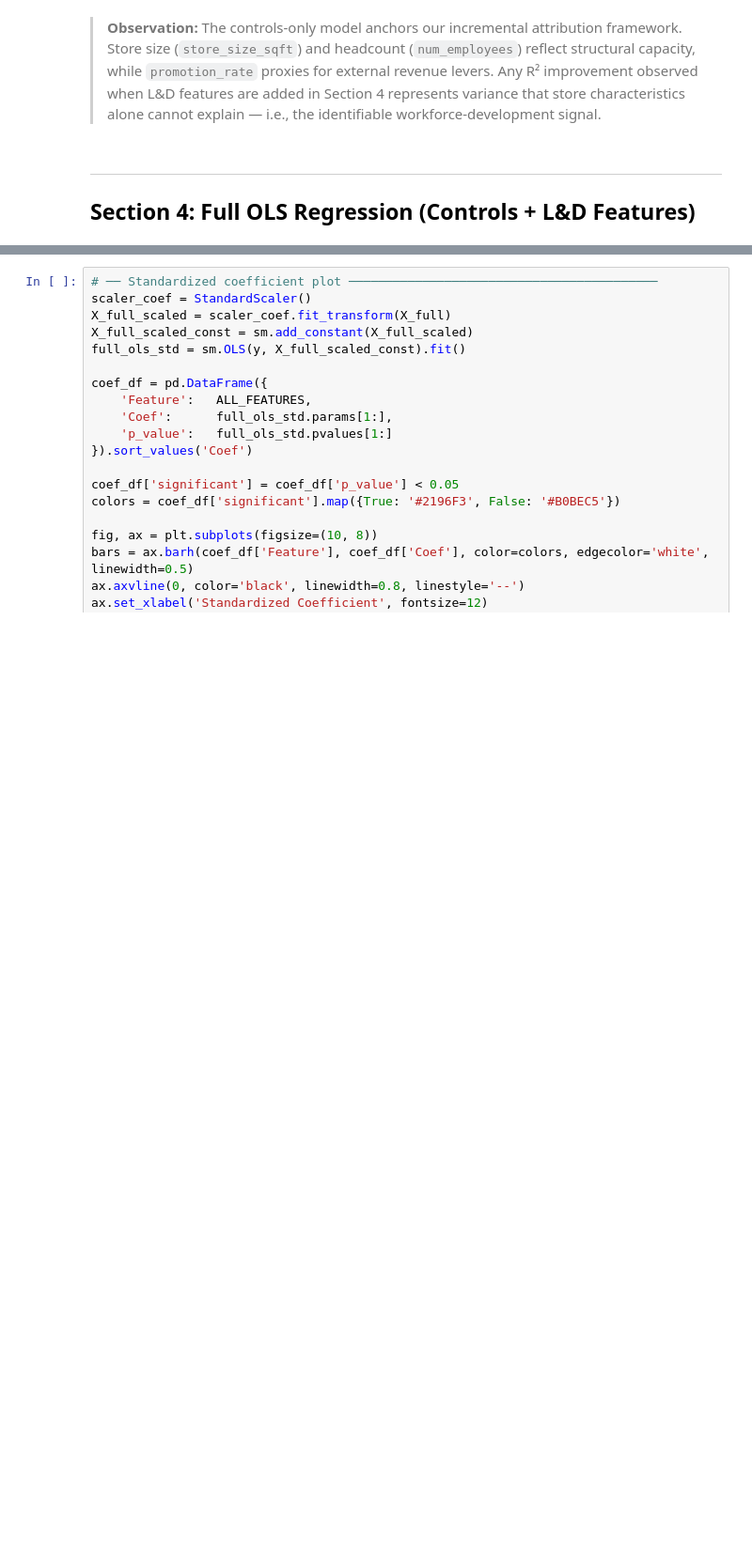
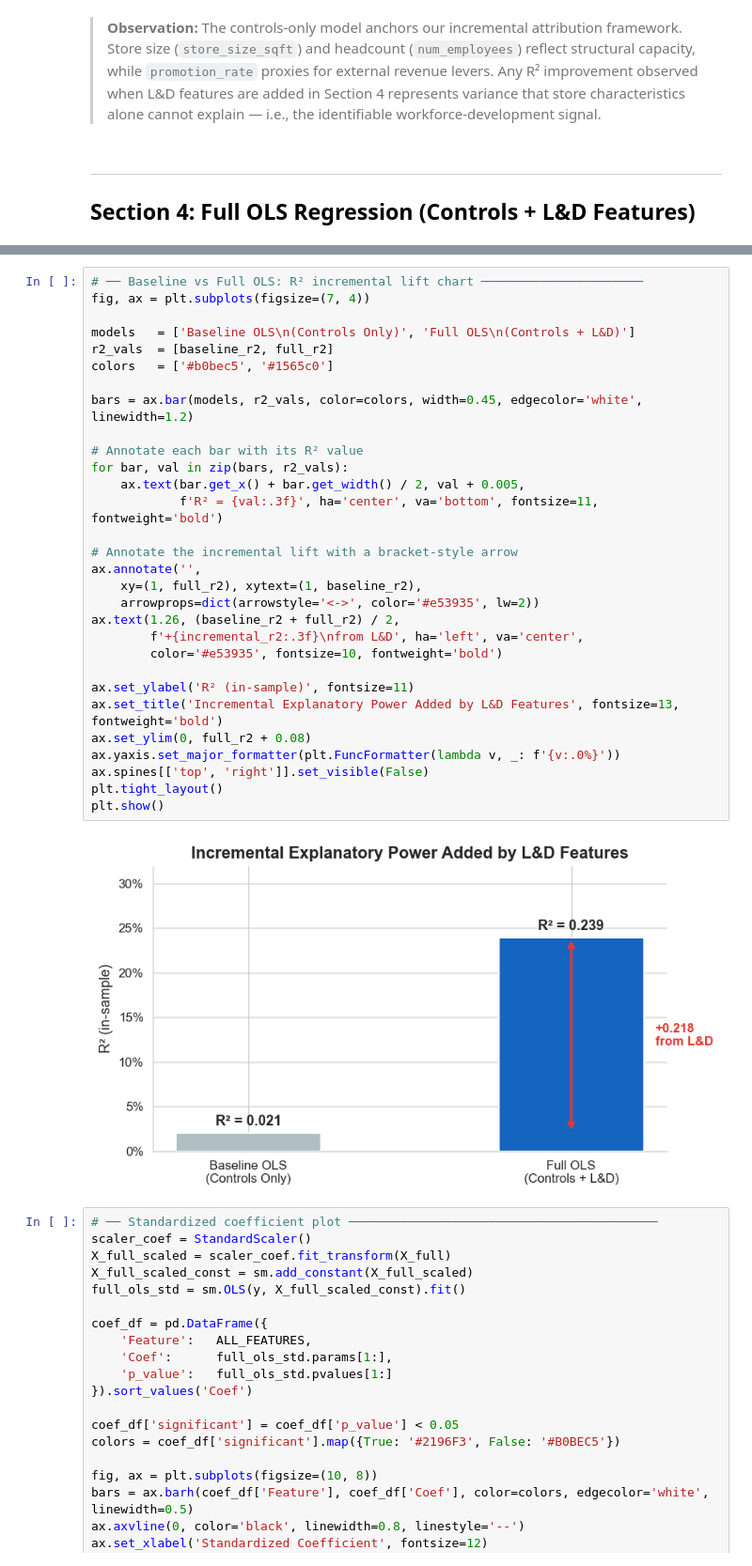
Before and after one commit to linokon4120/Weis_Project, a Jupyter notebook: Weis_Modeling.ipynb, the cells around one changed output, grey strips where cells are left out. Shown at 94% size. Drawn from its saved outputs; the diff is of its cells as text; blank space fills up the shorter version.

Commit message:
model change, adding graphs

```diff
--- a/Weis_Modeling.ipynb
+++ b/Weis_Modeling.ipynb
@@ -279,6 +279,38 @@ Covariance Type:                  nonrobust
 Full model R²:      0.2391
 Baseline R²:        0.0207
 Incremental R²:     0.2184  (attributable to L&D variables)
+# %%
+# ── Baseline vs Full OLS: R² incremental lift chart ──────────────────────
+fig, ax = plt.subplots(figsize=(7, 4))
+
+models   = ['Baseline OLS\n(Controls Only)', 'Full OLS\n(Controls + L&D)']
+r2_vals  = [baseline_r2, full_r2]
+colors   = ['#b0bec5', '#1565c0']
+
+bars = ax.bar(models, r2_vals, color=colors, width=0.45, edgecolor='white', linewidth=1.2)
+
+# Annotate each bar with its R² value
+for bar, val in zip(bars, r2_vals):
+    ax.text(bar.get_x() + bar.get_width() / 2, val + 0.005,
+            f'R² = {val:.3f}', ha='center', va='bottom', fontsize=11, fontweight='bold')
+
+# Annotate the incremental lift with a bracket-style arrow
+ax.annotate('',
+    xy=(1, full_r2), xytext=(1, baseline_r2),
+    arrowprops=dict(arrowstyle='<->', color='#e53935', lw=2))
+ax.text(1.26, (baseline_r2 + full_r2) / 2,
+        f'+{incremental_r2:.3f}\nfrom L&D', ha='left', va='center',
+        color='#e53935', fontsize=10, fontweight='bold')
+
+ax.set_ylabel('R² (in-sample)', fontsize=11)
+ax.set_title('Incremental Explanatory Power Added by L&D Features', fontsize=13, fontweight='bold')
+ax.set_ylim(0, full_r2 + 0.08)
+ax.yaxis.set_major_formatter(plt.FuncFormatter(lambda v, _: f'{v:.0%}'))
+ax.spines[['top', 'right']].set_visible(False)
+plt.tight_layout()
+plt.show()
+# %% [output]
+[figure, added]
 # %%
 # ── Standardized coefficient plot ──────────────────────────────────────────
 scaler_coef = StandardScaler()
```
Also changed, not shown: parts of 2 cells of this notebook, 2 other files.
